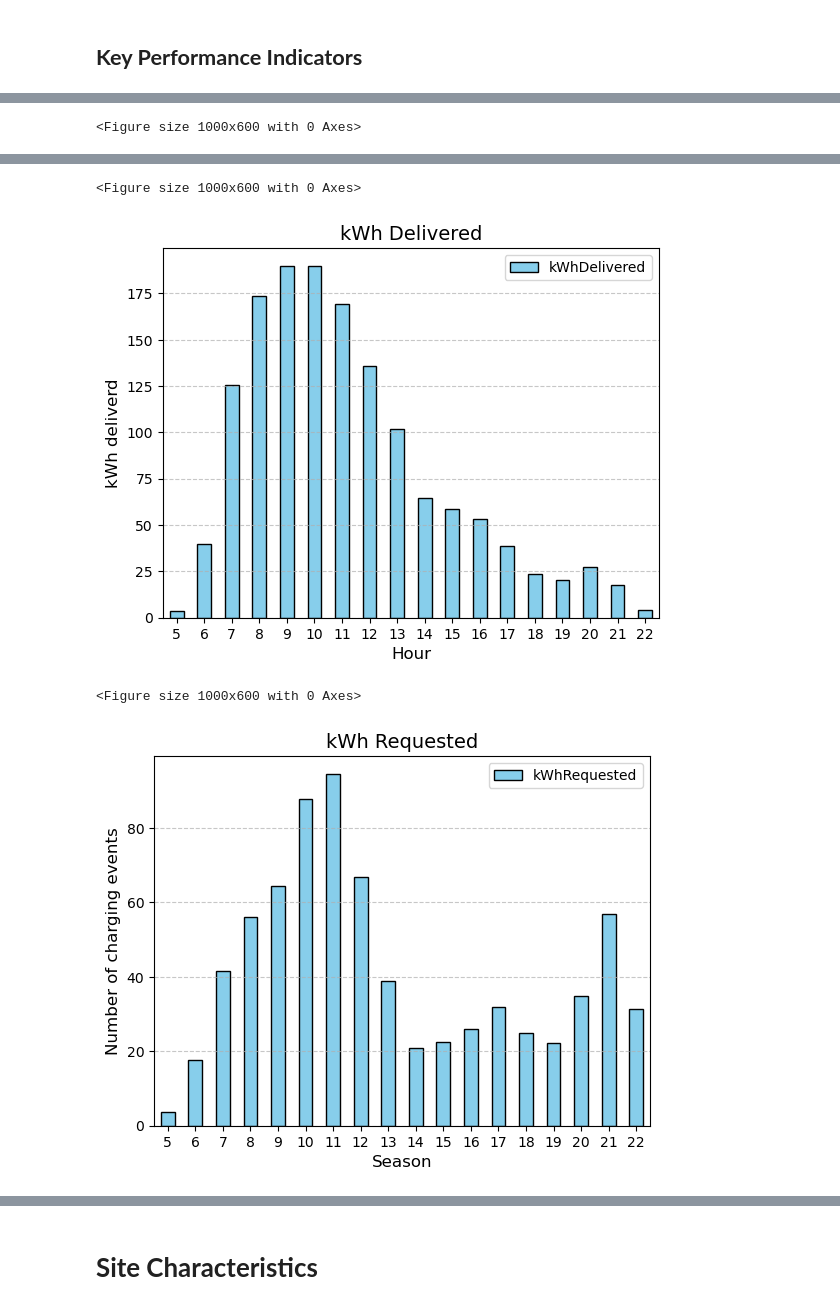
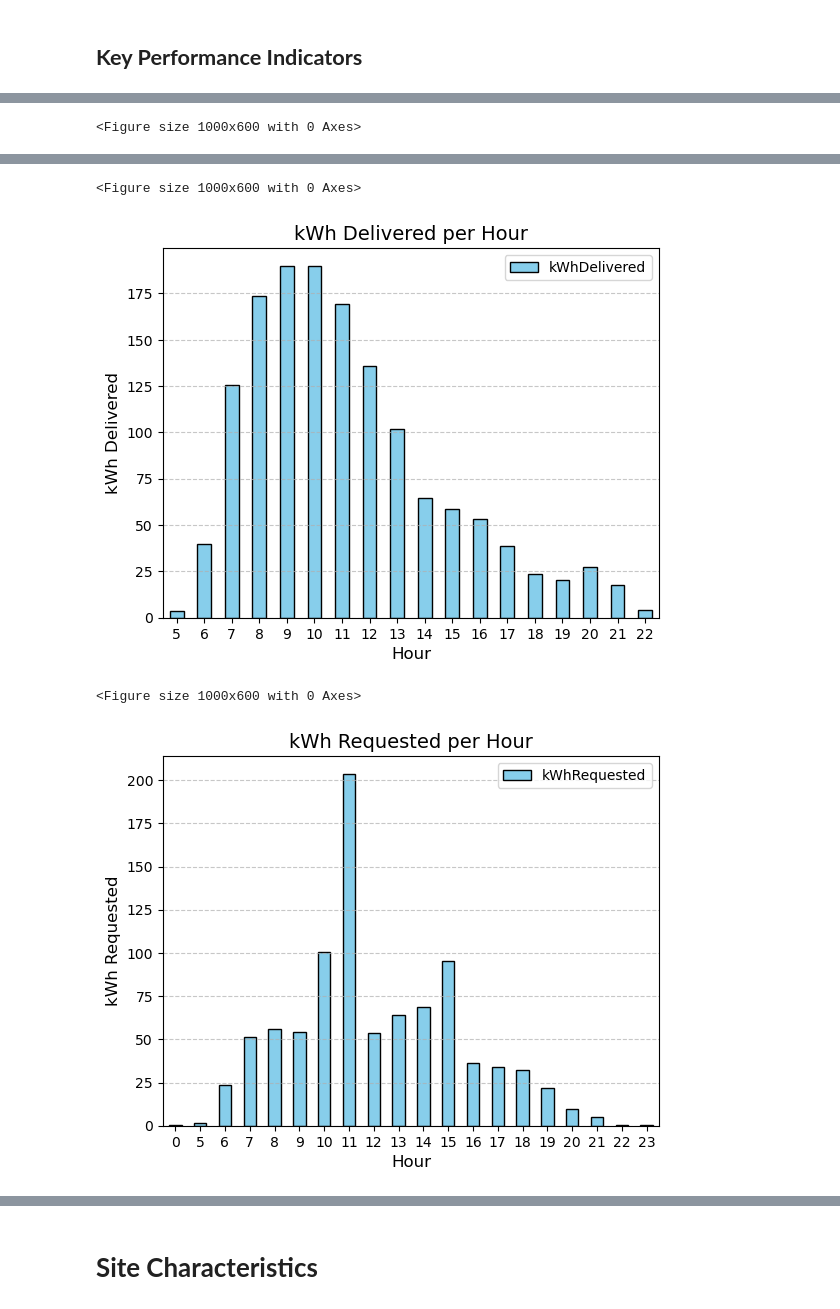
Before and after one commit to asimxa/Data-Diggers-Project-Repo, a Jupyter notebook: 02_descriptive_analytics.ipynb, the cells around one changed output, grey strips where cells are left out. Drawn from its saved outputs; the diff is of its cells as text; code cells hidden in the pictures.

```diff
--- a/02_descriptive_analytics.ipynb
+++ b/02_descriptive_analytics.ipynb
@@ -160,6 +157,7 @@ for time_point in time_range:
         (kpi_df['connectionTime'] + pd.to_timedelta(kpi_df['connectionDuration'], unit='h') > time_point)
     ].shape[0]
     active_sessions.append(active_count)
+
 
 active_sessions_df = pd.DataFrame({
     'time': time_range,
@@ -199,43 +197,44 @@ def distribute_kwh_hourly_with_site(df):
 
 
 hourly_agg_df = distribute_kwh_hourly_with_site(kpi_df)
 hourly_agg_df['hour'] = hourly_agg_df['aggregate_hour'].dt.hour
-#hourly_agg_df['kWhRequestedDeliveredPercentage'] = hourly_agg_df['kWhDelivered'] / hourly_agg_df['kWhRequested']
-
 
 plt.figure(figsize=(10, 6))
 active_sessions_df[active_sessions_df['time'].between('2019-01-10', '2019-01-13T23:59:59')].plot(kind='bar', color='skyblue', edgecolor='black', x='hour', y='activeSessions')
 plt.title('Active Sessions', fontsize=14)
 plt.xlabel('Time', fontsize=12)
 plt.ylabel('Number of active sessions', fontsize=12)
 plt.xticks(rotation=0)
 plt.grid(axis='y', linestyle='--', alpha=0.7)
+plt.savefig('02_kpi1')
 plt.show()
 
 plt.figure(figsize=(10, 6))
 hourly_agg_df[(hourly_agg_df['aggregate_hour'] >= '2019-01-22') & (hourly_agg_df['aggregate_hour'] < '2019-01-23')].plot(kind='bar', color='skyblue', edgecolor='black', x='hour', y='kWhDelivered')
-plt.title('kWh Delivered', fontsize=14)
+plt.title('kWh Delivered per Hour', fontsize=14)
 plt.xlabel('Hour', fontsize=12)
-plt.ylabel('kWh deliverd', fontsize=12)
+plt.ylabel('kWh Delivered', fontsize=12)
 plt.xticks(rotation=0)
 plt.grid(axis='y', linestyle='--', alpha=0.7)
+plt.savefig('02_kpi2')
 plt.show()
 
 plt.figure(figsize=(10, 6))
-hourly_agg_df[(hourly_agg_df['aggregate_hour'] >= '2019-01-22') & (hourly_agg_df['aggregate_hour'] < '2019-01-23')].plot(kind='bar', color='skyblue', edgecolor='black', x='hour', y='kWhRequested')
-plt.title('kWh Requested', fontsize=14)
-plt.xlabel('Season', fontsize=12)
-plt.ylabel('Number of charging events', fontsize=12)
+hourly_agg_df[(hourly_agg_df['aggregate_hour'] >= '2019-01-14') & (hourly_agg_df['aggregate_hour'] < '2019-01-15')].plot(kind='bar', color='skyblue', edgecolor='black', x='hour', y='kWhRequested')
+plt.title('kWh Requested per Hour', fontsize=14)
+plt.xlabel('Hour', fontsize=12)
+plt.ylabel('kWh Requested', fontsize=12)
 plt.xticks(rotation=0)
 plt.grid(axis='y', linestyle='--', alpha=0.7)
+plt.savefig('02_kpi3')
 plt.show()
 # %% [output]
 <Figure size 1000x600 with 0 Axes>
 [figure]
 <Figure size 1000x600 with 0 Axes>
-[figure, old version]
+[figure, new version]
 <Figure size 1000x600 with 0 Axes>
-[figure, old version]
+[figure, new version]
 # %%
 df
 # %% [output]
```
Also changed, not shown: parts of 9 cells of this notebook, 5 other files.
